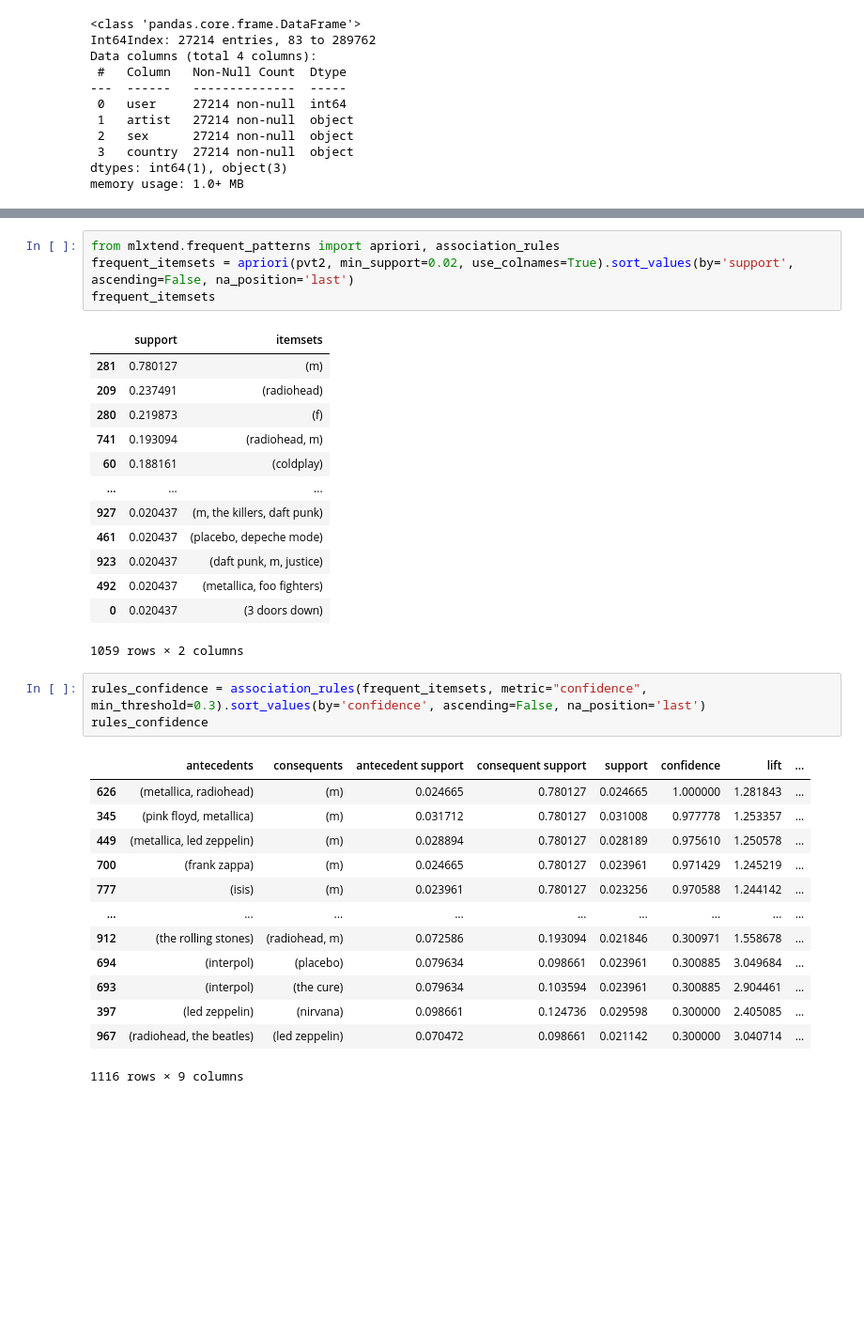
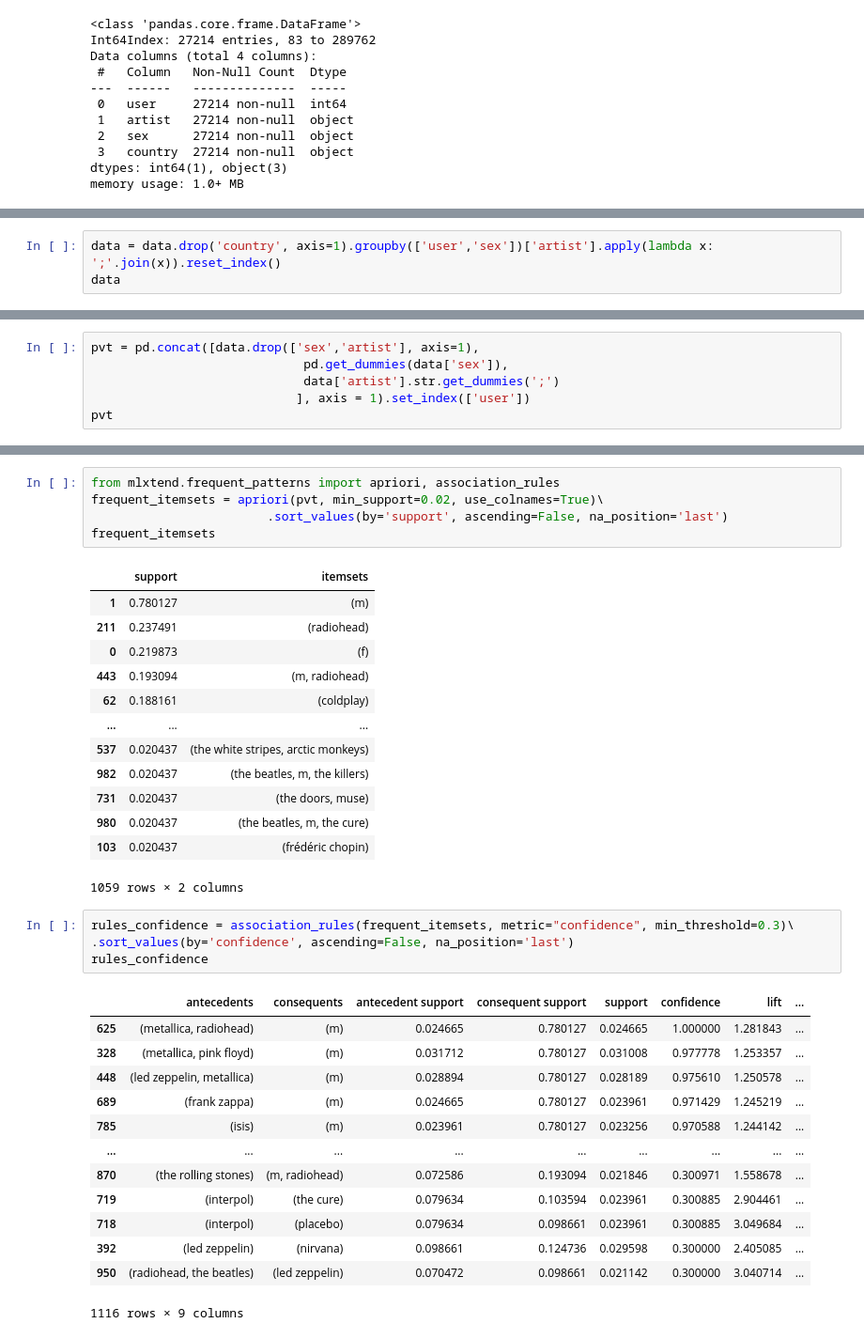
Before and after one commit to suhova/2021DataMining, a Jupyter notebook: hw2/Hometask 2 - LastFM mining.ipynb, the cells around one changed output, grey strips where cells are left out. Shown at 94% size. Saved outputs shown, nothing was run; the diff lists cells and outputs as text; blank space fills up the shorter version.

```diff
--- a/hw2/Hometask 2 - LastFM mining.ipynb
+++ b/hw2/Hometask 2 - LastFM mining.ipynb
@@ -88,0 +49,3 @@ pvt2
+# %%
+data = data.drop('country', axis=1).groupby(['user','sex'])['artist'].apply(lambda x: ';'.join(x)).reset_index()
+data
@@ -88,0 +66,6 @@ pvt2
+# %%
+pvt = pd.concat([data.drop(['sex','artist'], axis=1),
+                             pd.get_dummies(data['sex']),
+                             data['artist'].str.get_dummies(';')
+                            ], axis = 1).set_index(['user'])
+pvt
@@ -89,37 +87,39 @@ pvt2
 # %%
 from mlxtend.frequent_patterns import apriori, association_rules
-frequent_itemsets = apriori(pvt2, min_support=0.02, use_colnames=True).sort_values(by='support', ascending=False, na_position='last')
+frequent_itemsets = apriori(pvt, min_support=0.02, use_colnames=True)\
+                        .sort_values(by='support', ascending=False, na_position='last')
 frequent_itemsets
 # %% [output]
 |  | support | itemsets |
-| 281 | 0.780127 | (m) |
-| 209 | 0.237491 | (radiohead) |
-| 280 | 0.219873 | (f) |
-| 741 | 0.193094 | (radiohead, m) |
-| 60 | 0.188161 | (coldplay) |
+| 1 | 0.780127 | (m) |
+| 211 | 0.237491 | (radiohead) |
+| 0 | 0.219873 | (f) |
+| 443 | 0.193094 | (m, radiohead) |
+| 62 | 0.188161 | (coldplay) |
 | ... | ... | ... |
-| 927 | 0.020437 | (m, the killers, daft punk) |
-| 461 | 0.020437 | (placebo, depeche mode) |
-| 923 | 0.020437 | (daft punk, m, justice) |
-| 492 | 0.020437 | (metallica, foo fighters) |
-| 0 | 0.020437 | (3 doors down) |
+| 537 | 0.020437 | (the white stripes, arctic monkeys) |
+| 982 | 0.020437 | (the beatles, m, the killers) |
+| 731 | 0.020437 | (the doors, muse) |
+| 980 | 0.020437 | (the beatles, m, the cure) |
+| 103 | 0.020437 | (frédéric chopin) |
 1059 rows × 2 columns
 # %%
-rules_confidence = association_rules(frequent_itemsets, metric="confidence", min_threshold=0.3).sort_values(by='confidence', ascending=False, na_position='last')
+rules_confidence = association_rules(frequent_itemsets, metric="confidence", min_threshold=0.3)\
+.sort_values(by='confidence', ascending=False, na_position='last')
 rules_confidence
 # %% [output]
 |  | antecedents | consequents | antecedent support | consequent support | support | confidence | lift | ... |
-| 626 | (metallica, radiohead) | (m) | 0.024665 | 0.780127 | 0.024665 | 1.000000 | 1.281843 | ... |
-| 345 | (pink floyd, metallica) | (m) | 0.031712 | 0.780127 | 0.031008 | 0.977778 | 1.253357 | ... |
-| 449 | (metallica, led zeppelin) | (m) | 0.028894 | 0.780127 | 0.028189 | 0.975610 | 1.250578 | ... |
-| 700 | (frank zappa) | (m) | 0.024665 | 0.780127 | 0.023961 | 0.971429 | 1.245219 | ... |
-| 777 | (isis) | (m) | 0.023961 | 0.780127 | 0.023256 | 0.970588 | 1.244142 | ... |
+| 625 | (metallica, radiohead) | (m) | 0.024665 | 0.780127 | 0.024665 | 1.000000 | 1.281843 | ... |
+| 328 | (metallica, pink floyd) | (m) | 0.031712 | 0.780127 | 0.031008 | 0.977778 | 1.253357 | ... |
+| 448 | (led zeppelin, metallica) | (m) | 0.028894 | 0.780127 | 0.028189 | 0.975610 | 1.250578 | ... |
+| 689 | (frank zappa) | (m) | 0.024665 | 0.780127 | 0.023961 | 0.971429 | 1.245219 | ... |
+| 785 | (isis) | (m) | 0.023961 | 0.780127 | 0.023256 | 0.970588 | 1.244142 | ... |
 | ... | ... | ... | ... | ... | ... | ... | ... | ... |
-| 912 | (the rolling stones) | (radiohead, m) | 0.072586 | 0.193094 | 0.021846 | 0.300971 | 1.558678 | ... |
-| 694 | (interpol) | (placebo) | 0.079634 | 0.098661 | 0.023961 | 0.300885 | 3.049684 | ... |
-| 693 | (interpol) | (the cure) | 0.079634 | 0.103594 | 0.023961 | 0.300885 | 2.904461 | ... |
-| 397 | (led zeppelin) | (nirvana) | 0.098661 | 0.124736 | 0.029598 | 0.300000 | 2.405085 | ... |
-| 967 | (radiohead, the beatles) | (led zeppelin) | 0.070472 | 0.098661 | 0.021142 | 0.300000 | 3.040714 | ... |
+| 870 | (the rolling stones) | (m, radiohead) | 0.072586 | 0.193094 | 0.021846 | 0.300971 | 1.558678 | ... |
+| 719 | (interpol) | (the cure) | 0.079634 | 0.103594 | 0.023961 | 0.300885 | 2.904461 | ... |
+| 718 | (interpol) | (placebo) | 0.079634 | 0.098661 | 0.023961 | 0.300885 | 3.049684 | ... |
+| 392 | (led zeppelin) | (nirvana) | 0.098661 | 0.124736 | 0.029598 | 0.300000 | 2.405085 | ... |
+| 950 | (radiohead, the beatles) | (led zeppelin) | 0.070472 | 0.098661 | 0.021142 | 0.300000 | 3.040714 | ... |
 1116 rows × 9 columns
 # %%
 # нет цели определять пол по списку исполнителей
```
Also changed, not shown: parts of 21 cells of this notebook.
